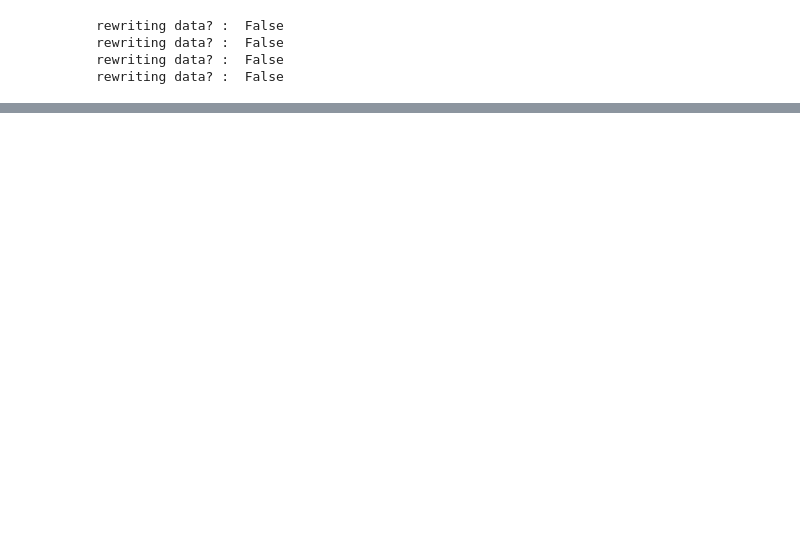
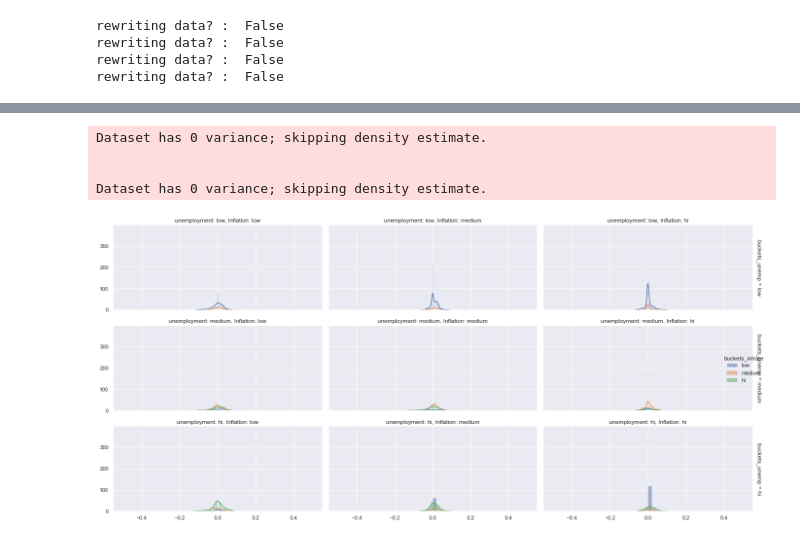
Before and after one commit to AliAbidi555/portfolio_management, a Jupyter notebook: portfolio_op.ipynb, the cells around one changed output, grey strips where cells are left out. Cells and saved outputs as stored; diff of their text form; code cells hidden in the pictures; blank space fills up the shorter version.

```diff
--- a/portfolio_op.ipynb
+++ b/portfolio_op.ipynb
@@ -421,0 +448,34 @@ data
+# %%
+quantiles = [0, 1/3, 2/3, 1]
+
+for i in ['unemp','cpi_growth','intrate']:
+    buckets = pd.qcut(x[i], quantiles, labels=['low', 'medium', 'hi'])
+    x['buckets_'+i] = buckets
+# %%
+# Define the unique values for each categorical variable
+unique_cat1 = x['buckets_unemp'].unique()
+unique_cat2 = x['buckets_intrate'].unique()
+unique_cat3 = x['buckets_cpi_growth'].unique()
+sns.set(rc={'figure.figsize':(20,8.6)})
+
+# Set up the grid of plots
+grid = sns.FacetGrid(x, row='buckets_unemp', col='buckets_cpi_growth', hue='buckets_intrate', margin_titles=True, aspect=2)
+grid.map_dataframe(sns.histplot, x='returns', bins=50, kde=True)
+
+# Add legend
+grid.add_legend()
+
+# Set plot titles
+for (cat1, cat2), ax in grid.axes_dict.items():
+    ax.set_title(f'unemployment: {cat1}, Inflation: {cat2}')
+
+# Adjust plot layout
+grid.fig.tight_layout()
+# Show the plot
+plt.show()
+# %% [output]
+Dataset has 0 variance; skipping density estimate.
+
+
+Dataset has 0 variance; skipping density estimate.
+[figure, added]
```
Also changed, not shown: parts of 18 cells of this notebook, 2 other files.
